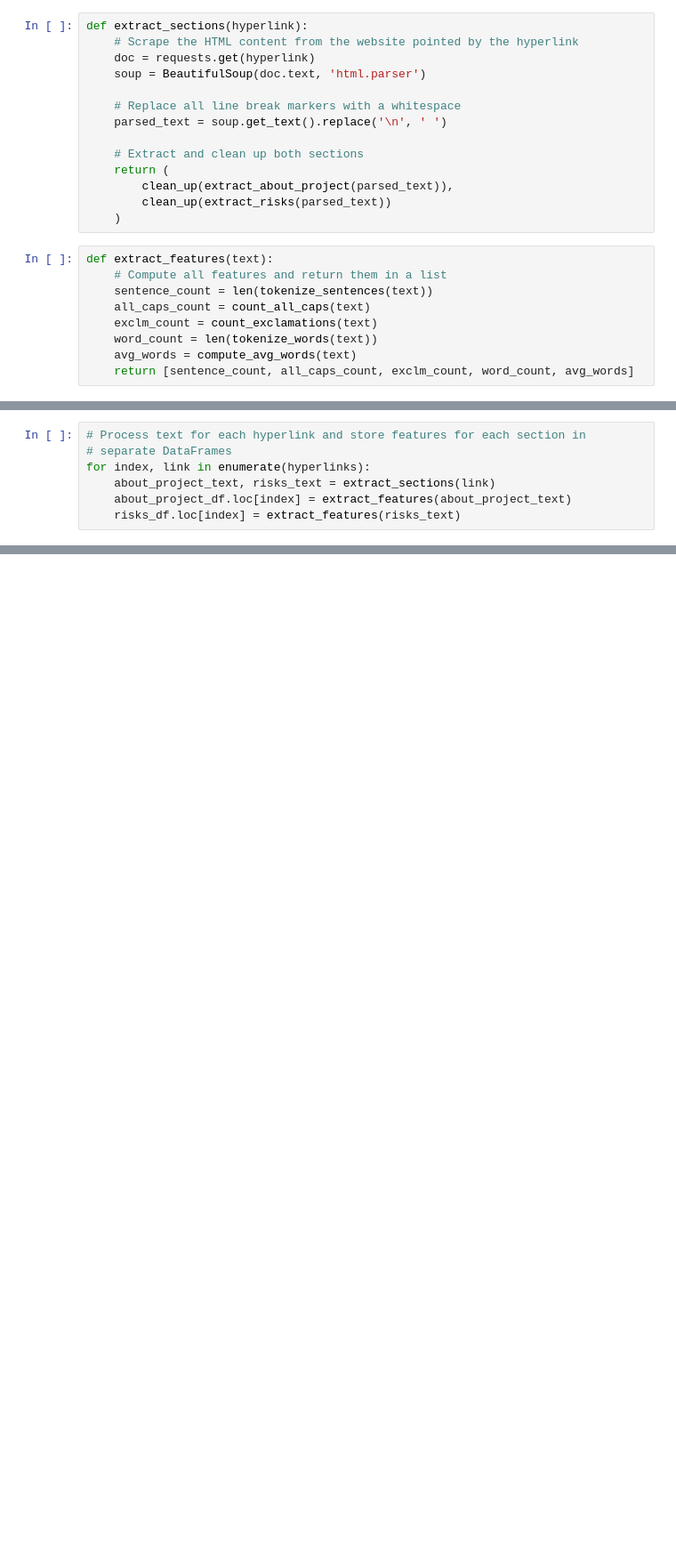
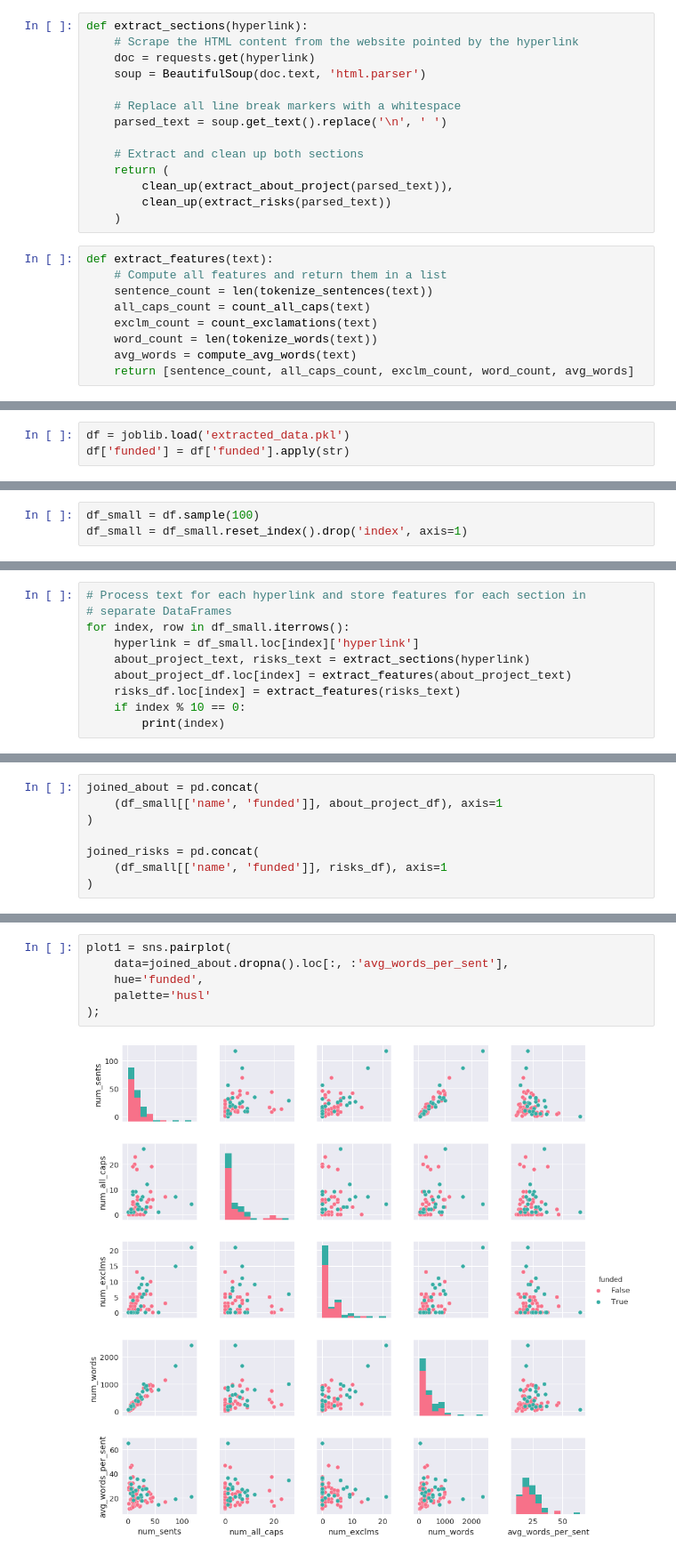
Before and after one commit to redwanhuq/campaign-critic, a Jupyter notebook: 2017-09-07 Scraping text from pages.ipynb, the cells around one changed output, grey strips where cells are left out. Shown at 89% size. Drawn from its saved outputs; the diff is of its cells as text; blank space fills up the shorter version.

Commit message:
completed demo day 1 graphs

```diff
--- a/2017-09-07 Scraping text from pages.ipynb
+++ b/2017-09-07 Scraping text from pages.ipynb
@@ -185,0 +192,3 @@ hyperlinks = [
+# %%
+df = joblib.load('extracted_data.pkl')
+df['funded'] = df['funded'].apply(str)
@@ -185,0 +197,3 @@ hyperlinks = [
+# %%
+df_small = df.sample(100)
+df_small = df_small.reset_index().drop('index', axis=1)
@@ -186,7 +202,10 @@ hyperlinks = [
 # %%
 # Process text for each hyperlink and store features for each section in
 # separate DataFrames
-for index, link in enumerate(hyperlinks):
-    about_project_text, risks_text = extract_sections(link)
+for index, row in df_small.iterrows():
+    hyperlink = df_small.loc[index]['hyperlink']
+    about_project_text, risks_text = extract_sections(hyperlink)
     about_project_df.loc[index] = extract_features(about_project_text)
     risks_df.loc[index] = extract_features(risks_text)
+    if index % 10 == 0:
+        print(index)
@@ -204,0 +225,8 @@ risks_df
+# %%
+joined_about = pd.concat(
+    (df_small[['name', 'funded']], about_project_df), axis=1
+)
+
+joined_risks = pd.concat(
+    (df_small[['name', 'funded']], risks_df), axis=1
+)
@@ -204,0 +237,8 @@ risks_df
+# %%
+plot1 = sns.pairplot(
+    data=joined_about.dropna().loc[:, :'avg_words_per_sent'],
+    hue='funded',
+    palette='husl'
+);
+# %% [output]
+[figure, added]
```
Also changed, not shown: parts of 16 cells of this notebook, 2 other files.
